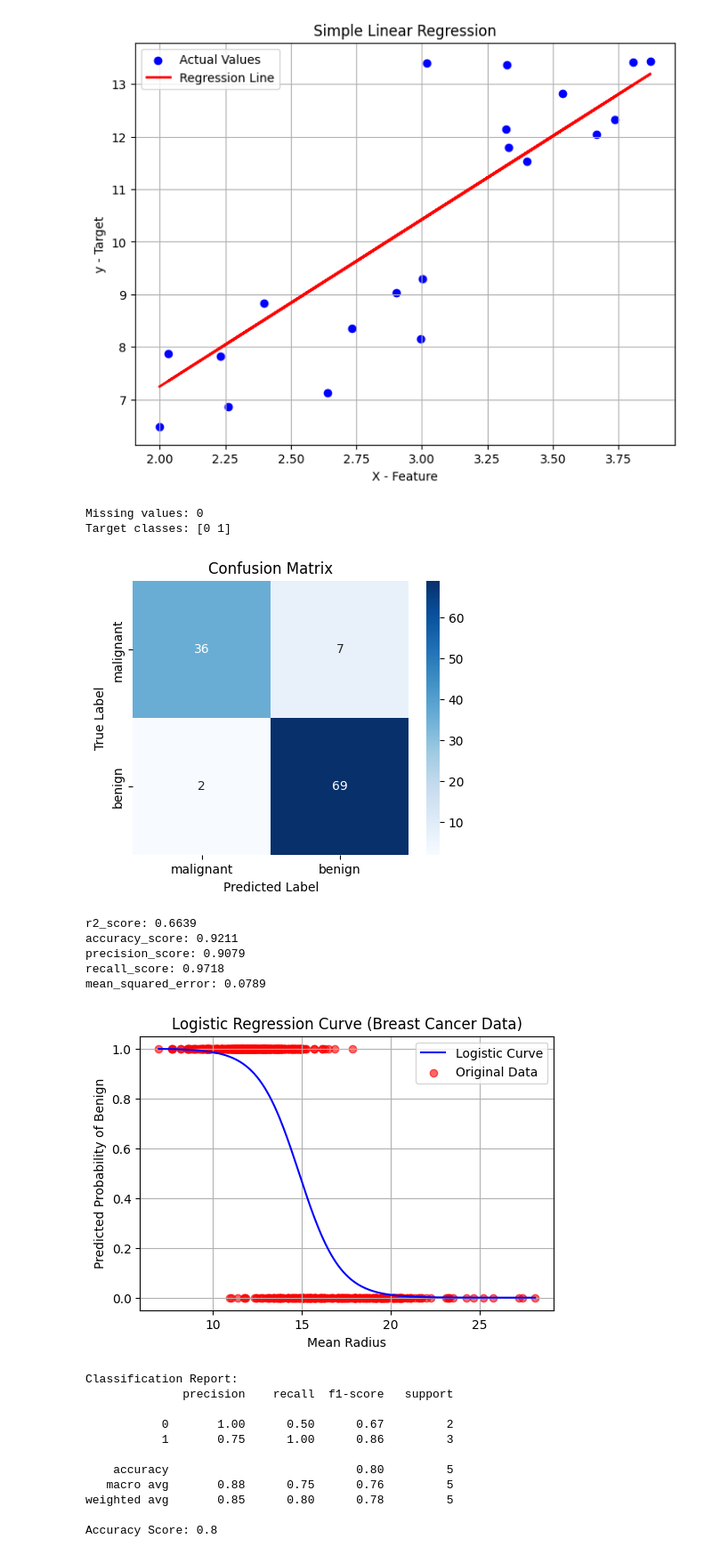
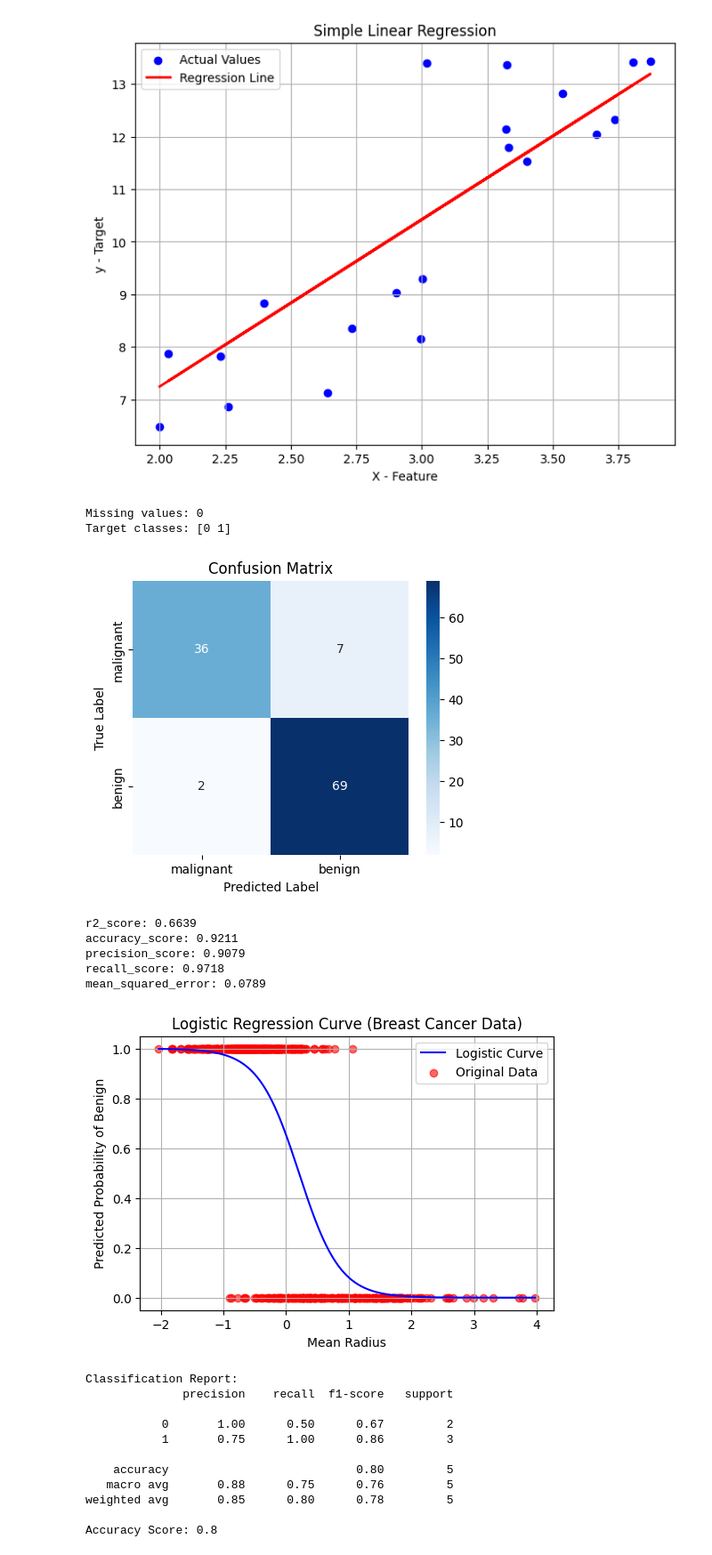
Before and after one commit to Chinmayisr/mllab, a Jupyter notebook: mlLab.ipynb, the cells around one changed output. Shown at 89% size. Saved outputs shown, nothing was run; the diff lists cells and outputs as text; code cells hidden in the pictures.

```diff
--- a/mlLab.ipynb
+++ b/mlLab.ipynb
@@ -408,7 +396,7 @@ from sklearn.preprocessing import StandardScaler
 # 1. Load Breast Cancer dataset
 # ---------------------------------------------
 data = load_breast_cancer()
-X = data.data
+X= data.data
 y = data.target
 feature_names = data.feature_names
 target_names = data.target_names
@@ -424,16 +412,15 @@ print("Missing values:", df.isnull().sum().sum())
 print("Target classes:", np.unique(y))
 
 # ---------------------------------------------
-# 3. Train-test split
+# 3. Standardize features
+# ---------------------------------------------
+scaler = StandardScaler()
+x = scaler.fit_transform(x)
+
+# ---------------------------------------------
+# 4. Train-test split
 # ---------------------------------------------
 x_train, x_test, y_train, y_test = train_test_split(x, y, test_size=0.2, random_state=42)
-
-# ---------------------------------------------
-# 4. Standardize features
-# ---------------------------------------------
-scaler = StandardScaler()
-x_train = scaler.fit_transform(x_train)
-x_test = scaler.transform(x_test)
 
 # ---------------------------------------------
 # 5. Logistic Regression model
@@ -462,36 +449,35 @@ plt.show()
 # ---------------------------------------------
 print(f"\nr2_score: {r2_score(y_test, y_pred):.4f}")
 print(f"accuracy_score: {accuracy_score(y_test, y_pred):.4f}")
 print(f"precision_score: {precision_score(y_test, y_pred):.4f}")
 print(f"recall_score: {recall_score(y_test, y_pred):.4f}")
 print(f"mean_squared_error: {mean_squared_error(y_test, y_pred):.4f}")
 
 # ---------------------------------------------
 # 9. Logistic regression curve
 # ---------------------------------------------
 x_plot = np.linspace(x.min(), x.max(), 300).reshape(-1, 1)
-x_plot_scaled = scaler.transform(x_plot)
-y_plot = model.predict_proba(x_plot_scaled)[:, 1]
+y_plot = model.predict_proba(x_plot)[:, 1]
 
 plt.figure(figsize=(6, 4))
 plt.plot(x_plot, y_plot, label="Logistic Curve", color="blue")
 plt.scatter(x, y, color="red", label="Original Data", alpha=0.6)
 plt.xlabel("Mean Radius")
 plt.ylabel("Predicted Probability of Benign")
 plt.title("Logistic Regression Curve (Breast Cancer Data)")
 plt.legend()
 plt.grid(True)
 plt.show()
 # %% [output]
 Missing values: 0
 Target classes: [0 1]
 [figure]
 r2_score: 0.6639
 accuracy_score: 0.9211
 precision_score: 0.9079
 recall_score: 0.9718
 mean_squared_error: 0.0789
-[figure, old version]
+[figure, new version]
 # %%
 #6
 import pandas as pd
```
Also changed, not shown: parts of 9 cells of this notebook.
